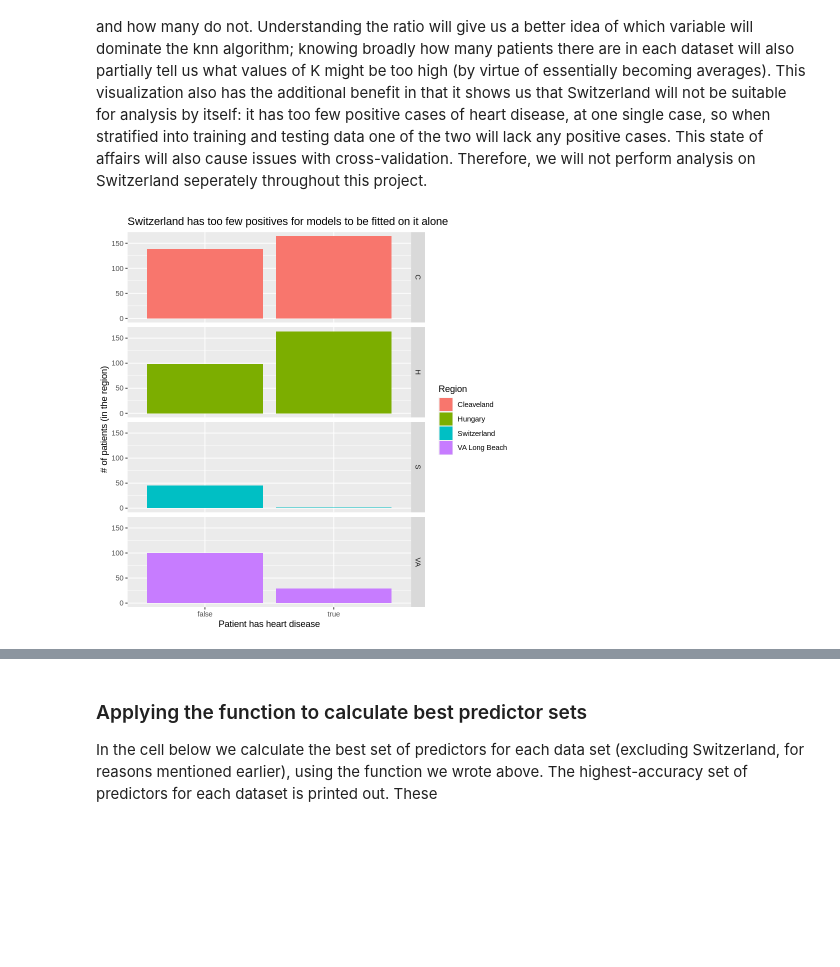
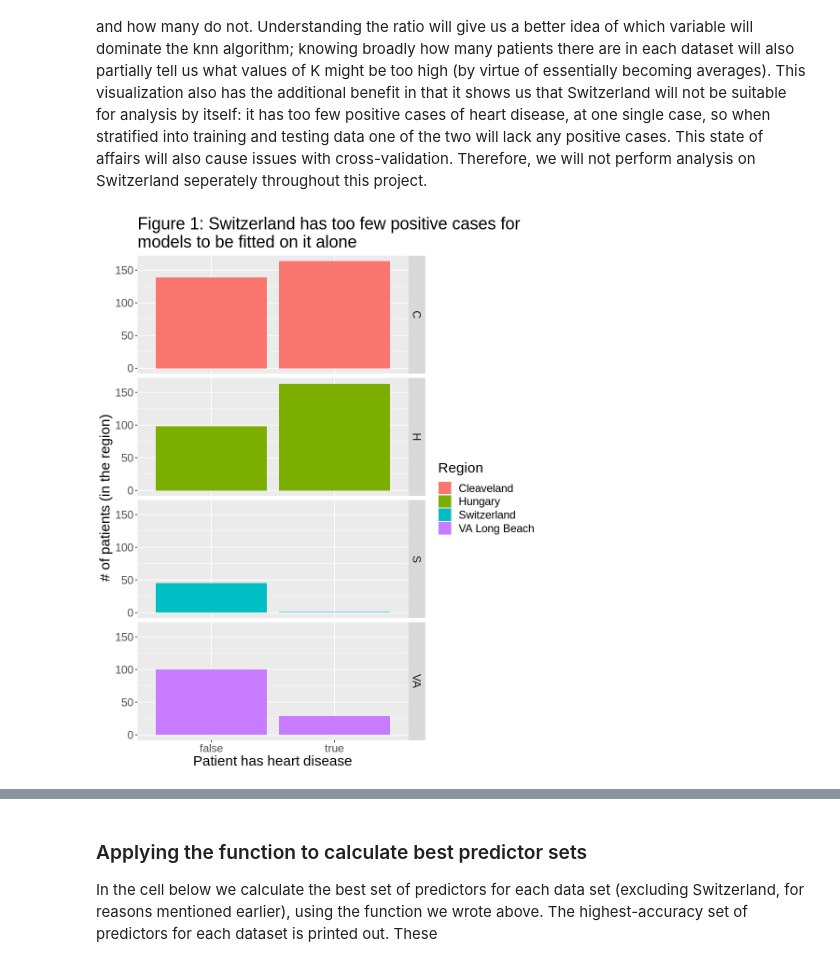
Before and after one commit to e-p-armstrong/group-project-dsci100, a Jupyter notebook: actual_report.ipynb, the cells around one changed output, grey strips where cells are left out. Saved outputs shown, nothing was run; the diff lists cells and outputs as text; code cells hidden in the pictures; blank space fills up the shorter version.

```diff
--- a/actual_report.ipynb
+++ b/actual_report.ipynb
@@ -271,18 +304,22 @@ A tibble: 739 × 12
 
 Here, before performing the analysis itself, we visualize some of the data that we loaded. In figure 1 we used bar graphs to visually represent how many patients in each dataset (after tidying, which makes sense considering that we'll be working with the tidied, filtered dataset) have heart disease, and how many do not. Understanding the ratio will give us a better idea of which variable will dominate the knn algorithm; knowing broadly how many patients there are in each dataset will also partially tell us what values of K might be too high (by virtue of essentially becoming averages). This visualization also has the additional benefit in that it shows us that Switzerland will not be suitable for analysis by itself: it has too few positive cases of heart disease, at one single case, so when stratified into training and testing data one of the two will lack any positive cases. This state of affairs will also cause issues with cross-validation. Therefore, we will not perform analysis on Switzerland seperately throughout this project.
 # %%
-## TODO !EA Visualization of data relevant to the analysis (blocked on domain knowledge, need to know what variables to graph)
-# Visualization of heart disease by region (will at least explain why we don't use f***ing Switzerland)
-# Of note for the description: switzerland sucks, Cleveland and Hungary (after being filtered for NA), have more people with heart disease than not.
+# Visualize distribution of positive and negative cases by region
+
+# increase plot size
+options(repr.plot.width=8, repr.plot.height=10)
 
 # Figure 1
+
+# print("Figure 1: VA Long Beach dataset (tidied and filtered)")
 ggplot(all_data, aes(x = num, fill = region)) +
     geom_bar() +
     facet_grid(rows = vars(region)) +
-    labs(x = "Patient has heart disease", y = "# of patients (in the region)", fill = "Region", title = "Switzerland has too few positives for models to be fitted on it alone") +
-    scale_fill_discrete(labels = c("Cleaveland", "Hungary", "Switzerland", "VA Long Beach"))
+    labs(x = "Patient has heart disease", y = "# of patients (in the region)", fill = "Region", title = "Figure 1: Switzerland has too few positive cases for \nmodels to be fitted on it alone") +
+    scale_fill_discrete(labels = c("Cleaveland", "Hungary", "Switzerland", "VA Long Beach")) +
+    theme(text = element_text(size = 18))
 # %% [output]
-[figure, old version]
+[figure, new version]
 # %% [markdown]
 ### Splitting the data into training and testing sets
 
```
Also changed, not shown: parts of 11 cells of this notebook.
